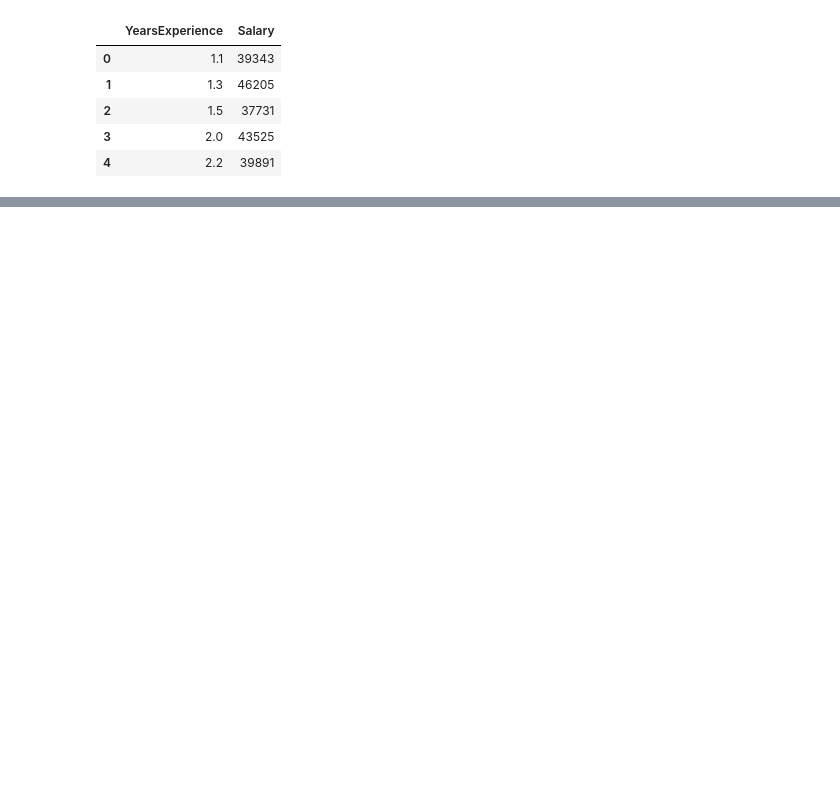
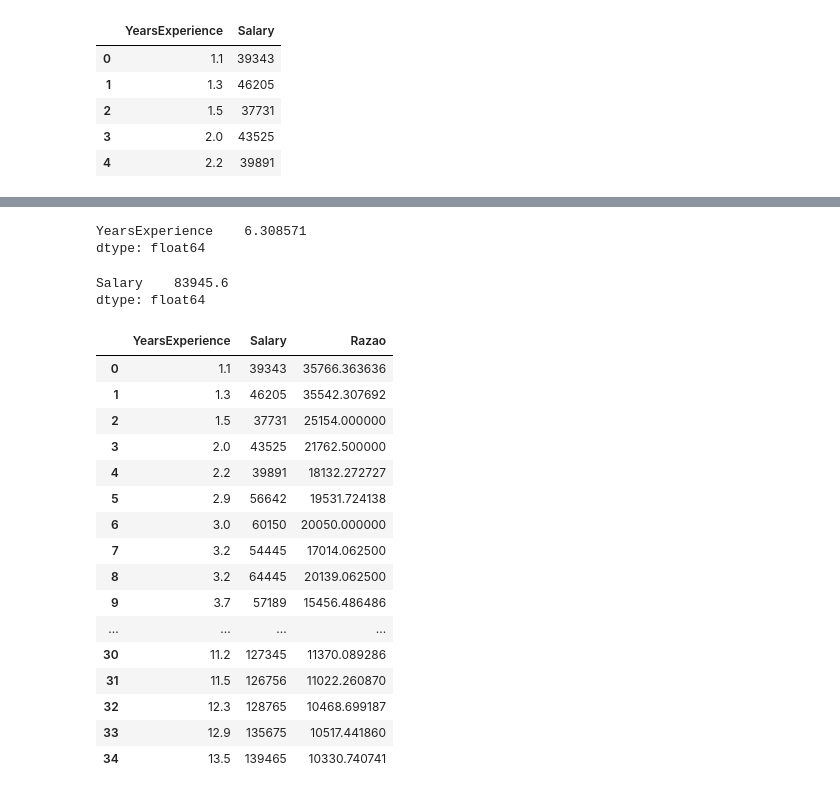
Before and after one commit to MDayvson/Bootcamp-Desenvolvedor-a--Python---XPe, a Jupyter notebook: Modulo 4/aulas/Desafio_Final/desafio.ipynb, the cells around one changed output, grey strips where cells are left out. Cells and saved outputs as stored; diff of their text form; code cells hidden in the pictures; blank space fills up the shorter version.

```diff
--- a/Modulo 4/aulas/Desafio_Final/desafio.ipynb
+++ b/Modulo 4/aulas/Desafio_Final/desafio.ipynb
@@ -89,0 +20,36 @@ MLPClassifier(hidden_layer_sizes=(20, 100), max_iter=1000, tol=1e-05,
+# %%
+med_years = x_sal.mean()
+med_years
+# %% [output]
+YearsExperience    6.308571
+dtype: float64
+# %%
+med_salary = y_sal.mean()
+med_salary
+# %% [output]
+Salary    83945.6
+dtype: float64
+# %%
+df['Razao'] = df['Salary'] / df['YearsExperience']
+
+display(df)
+
+df = df.sort_values('Razao',ascending=False)
+# %% [output]
+|  | YearsExperience | Salary | Razao |
+| 0 | 1.1 | 39343 | 35766.363636 |
+| 1 | 1.3 | 46205 | 35542.307692 |
+| 2 | 1.5 | 37731 | 25154.000000 |
+| 3 | 2.0 | 43525 | 21762.500000 |
+| 4 | 2.2 | 39891 | 18132.272727 |
+| 5 | 2.9 | 56642 | 19531.724138 |
+| 6 | 3.0 | 60150 | 20050.000000 |
+| 7 | 3.2 | 54445 | 17014.062500 |
+| 8 | 3.2 | 64445 | 20139.062500 |
+| 9 | 3.7 | 57189 | 15456.486486 |
+| ... | ... | ... | ... |
+| 30 | 11.2 | 127345 | 11370.089286 |
+| 31 | 11.5 | 126756 | 11022.260870 |
+| 32 | 12.3 | 128765 | 10468.699187 |
+| 33 | 12.9 | 135675 | 10517.441860 |
+| 34 | 13.5 | 139465 | 10330.740741 |
```
Also changed, not shown: parts of 8 cells of this notebook, 1 other file.
